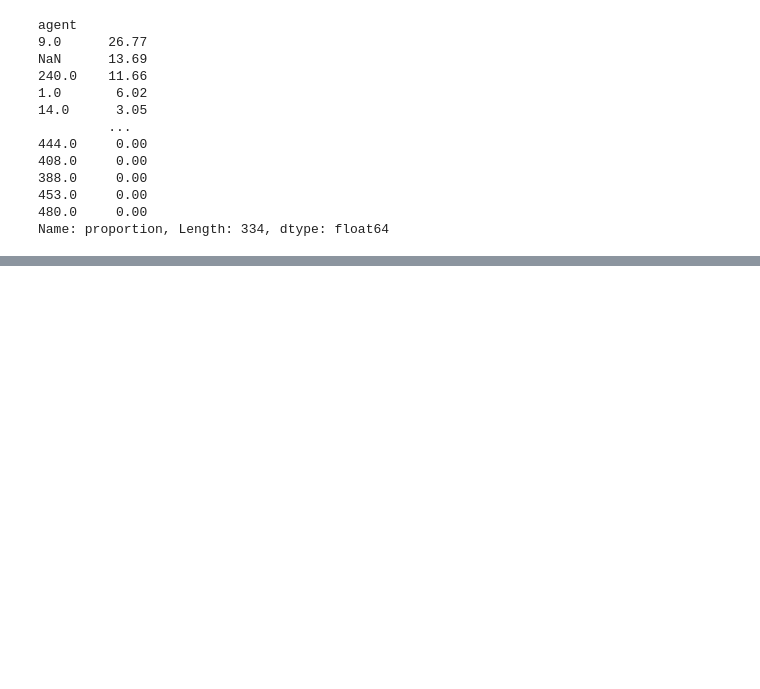
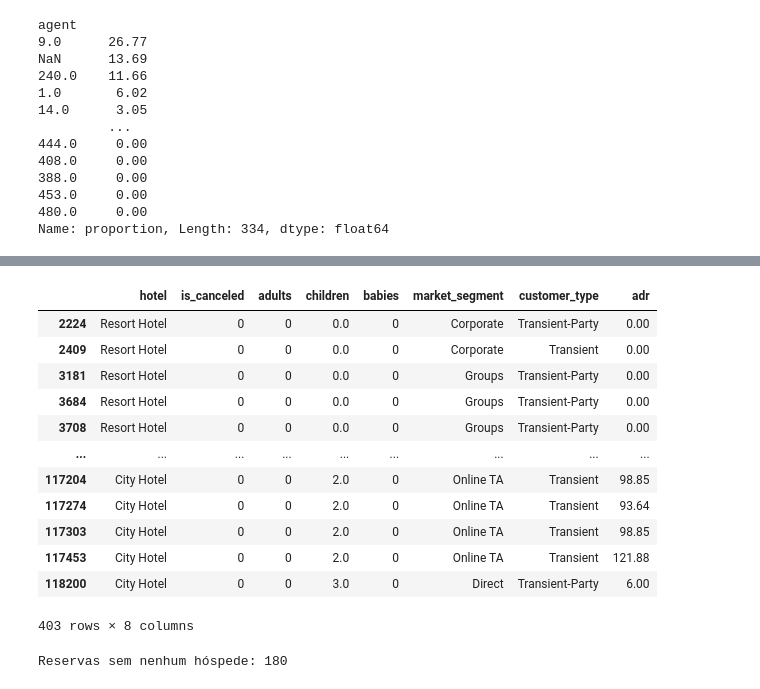
Before and after one commit to Gustazx22/projetodataset, a Jupyter notebook: projeto.ipynb, the cells around one changed output, grey strips where cells are left out. Cells and saved outputs as stored; diff of their text form; code cells hidden in the pictures; blank space fills up the shorter version.

```diff
--- a/projeto.ipynb
+++ b/projeto.ipynb
@@ -213,0 +397,29 @@ Name: proportion, Length: 334, dtype: float64
+# %%
+df[df["adults"] == 0][
+    ["hotel", "is_canceled", "adults", "children",
+     "babies", "market_segment", "customer_type", "adr"]
+]
+# %% [output]
+|  | hotel | is_canceled | adults | children | babies | market_segment | customer_type | adr |
+| 2224 | Resort Hotel | 0 | 0 | 0.0 | 0 | Corporate | Transient-Party | 0.00 |
+| 2409 | Resort Hotel | 0 | 0 | 0.0 | 0 | Corporate | Transient | 0.00 |
+| 3181 | Resort Hotel | 0 | 0 | 0.0 | 0 | Groups | Transient-Party | 0.00 |
+| 3684 | Resort Hotel | 0 | 0 | 0.0 | 0 | Groups | Transient-Party | 0.00 |
+| 3708 | Resort Hotel | 0 | 0 | 0.0 | 0 | Groups | Transient-Party | 0.00 |
+| ... | ... | ... | ... | ... | ... | ... | ... | ... |
+| 117204 | City Hotel | 0 | 0 | 2.0 | 0 | Online TA | Transient | 98.85 |
+| 117274 | City Hotel | 0 | 0 | 2.0 | 0 | Online TA | Transient | 93.64 |
+| 117303 | City Hotel | 0 | 0 | 2.0 | 0 | Online TA | Transient | 98.85 |
+| 117453 | City Hotel | 0 | 0 | 2.0 | 0 | Online TA | Transient | 121.88 |
+| 118200 | City Hotel | 0 | 0 | 3.0 | 0 | Direct | Transient-Party | 6.00 |
+403 rows × 8 columns
+# %%
+sem_hospedes = df[
+    (df["adults"] == 0) &
+    (df["children"] == 0) &
+    (df["babies"] == 0)
+]
+
+print("Reservas sem nenhum hóspede:", len(sem_hospedes))
+# %% [output]
+Reservas sem nenhum hóspede: 180
```
Also changed, not shown: parts of 56 cells of this notebook.
